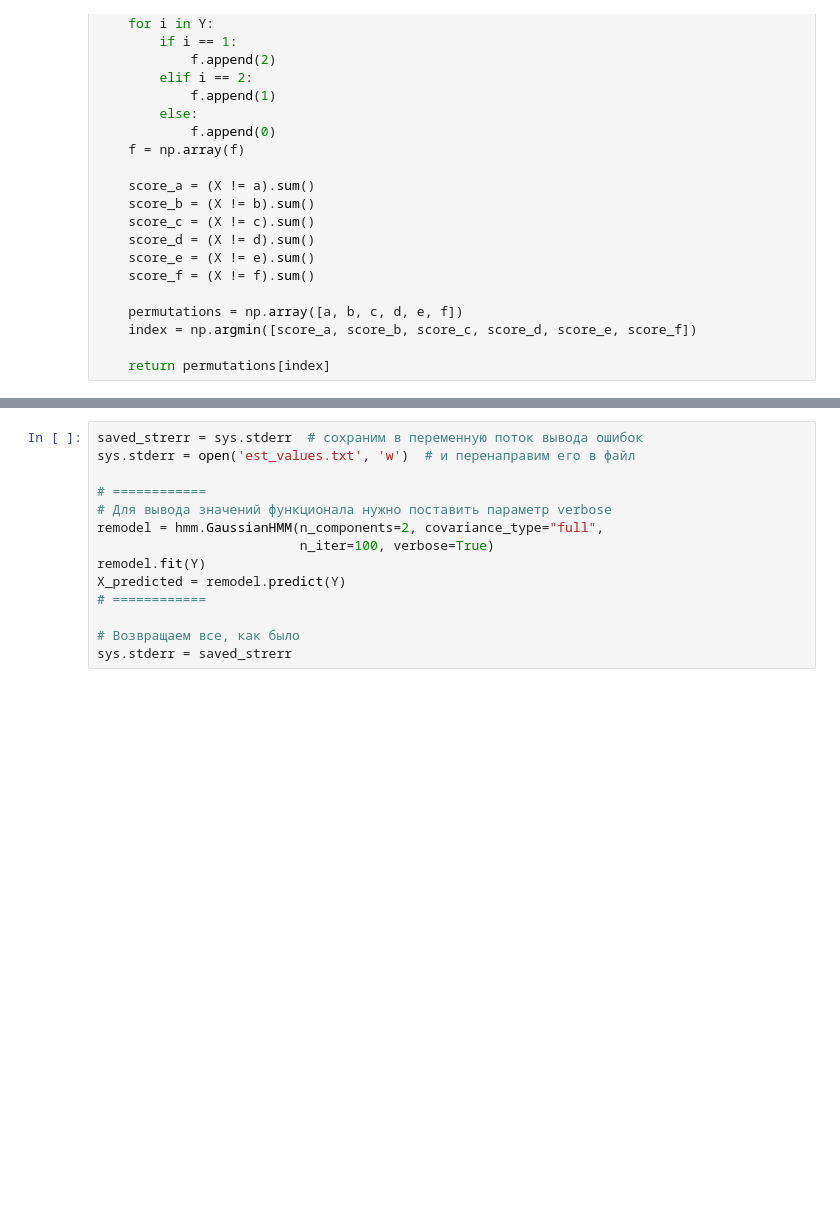
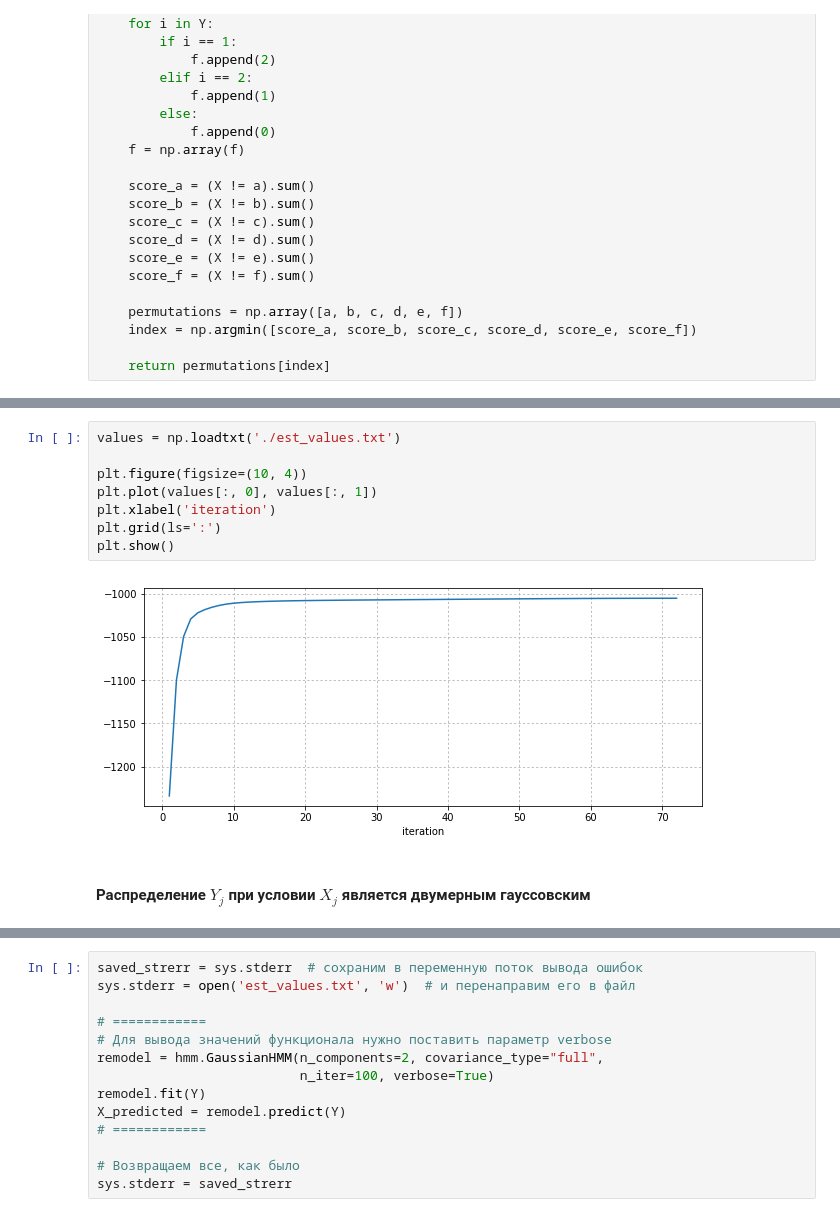
Before and after one commit to svinkapeppa/stochastic, a Jupyter notebook: lab_4/4.23.ipynb, the cells around one changed output, grey strips where cells are left out. Drawn from its saved outputs; the diff is of its cells as text; blank space fills up the shorter version.

```diff
--- a/lab_4/4.23.ipynb
+++ b/lab_4/4.23.ipynb
@@ -283,0 +292,12 @@ plt.show()
+# %%
+values = np.loadtxt('./est_values.txt')
+
+plt.figure(figsize=(10, 4))
+plt.plot(values[:, 0], values[:, 1])
+plt.xlabel('iteration')
+plt.grid(ls=':')
+plt.show()
+# %% [output]
+[figure, added]
+# %% [markdown]
+#### Распределение $Y_j$ при условии $X_j$ является двумерным гауссовским
```
Also changed, not shown: parts of 18 cells of this notebook.
